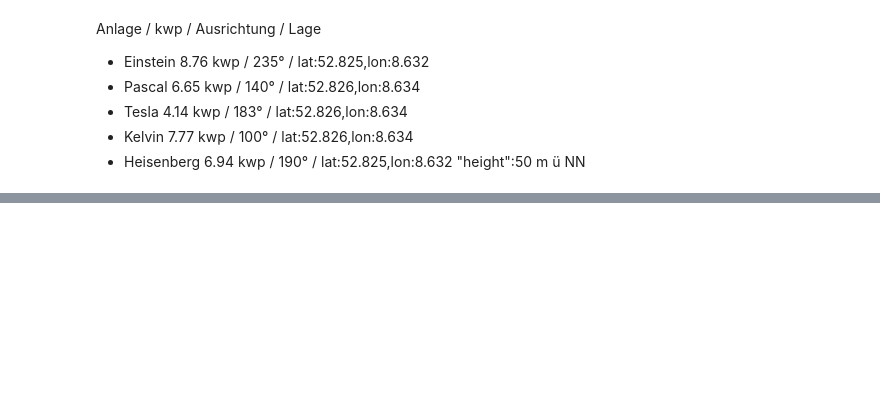
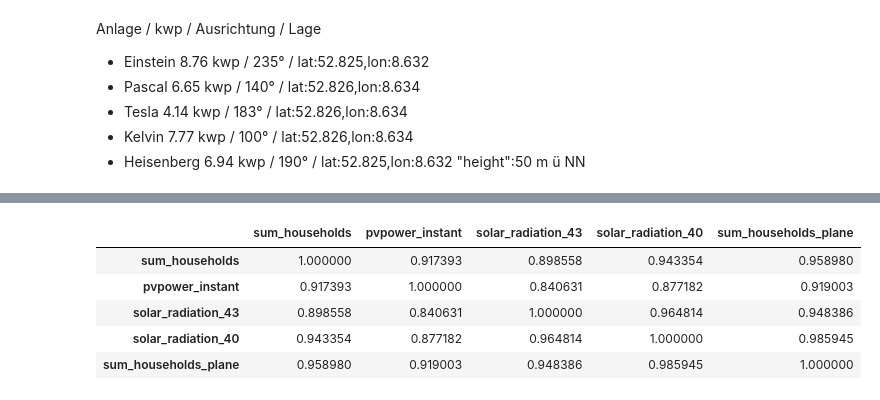
Before and after one commit to Schmutzz/PV_Forecast_Platone, a Jupyter notebook: analytics_lasse.ipynb, the cells around one changed output, grey strips where cells are left out. Cells and saved outputs as stored; diff of their text form; code cells hidden in the pictures; blank space fills up the shorter version.

```diff
--- a/analytics_lasse.ipynb
+++ b/analytics_lasse.ipynb
@@ -554,0 +632,10 @@ df_results[df_results.index.hour > 12].corr()
+# %%
+# ab split
+after[['sum_households', 'pvpower_instant', 'solar_radiation_43', 'solar_radiation_40', 'sum_households_plane']].corr()
+# %% [output]
+|  | sum_households | pvpower_instant | solar_radiation_43 | solar_radiation_40 | sum_households_plane |
+| sum_households | 1.000000 | 0.917393 | 0.898558 | 0.943354 | 0.958980 |
+| pvpower_instant | 0.917393 | 1.000000 | 0.840631 | 0.877182 | 0.919003 |
+| solar_radiation_43 | 0.898558 | 0.840631 | 1.000000 | 0.964814 | 0.948386 |
+| solar_radiation_40 | 0.943354 | 0.877182 | 0.964814 | 1.000000 | 0.985945 |
+| sum_households_plane | 0.958980 | 0.919003 | 0.948386 | 0.985945 | 1.000000 |
```
Also changed, not shown: parts of 22 cells of this notebook.
